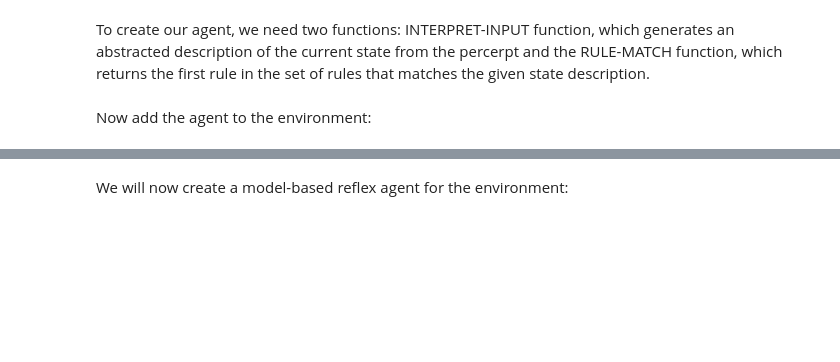
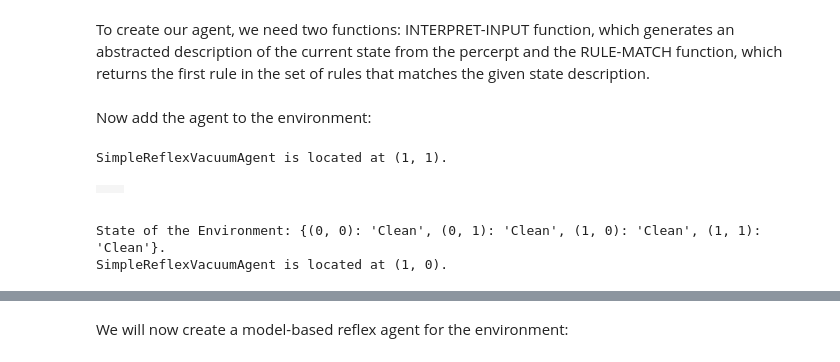
Before and after one commit to naterate/Lab1-AIMA-CS440, a Jupyter notebook: notebooks/vacuum_world.ipynb, the cells around one changed output, grey strips where cells are left out. Cells and saved outputs as stored; diff of their text form; code cells hidden in the pictures; blank space fills up the shorter version.

```diff
--- a/notebooks/vacuum_world.ipynb
+++ b/notebooks/vacuum_world.ipynb
@@ -54,7 +56,7 @@ class Vacuum2D(GraphicEnvironment):
         super().__init__(2, 2)
         self.colors.update({
             'Dirt': (139, 69, 19), # Brown color for dirt
-            'Random2DVacuumAgent': (0, 0, 255) # Blue color for agent
+            'VacuumAgent2D': (0, 0, 255) # Blue color for agent
         })
         self.locations = [(0, 0), (0, 1), (1, 0), (1, 1)]
         self.status = {
@@ -113,7 +115,7 @@ class Vacuum2D(GraphicEnvironment):
         return dead_agents or all_clean
 
 
-class Random2DVacuumAgent(Agent):
+class VacuumAgent2D(Agent):
     location = [0, 1]
     direction = Direction("down")
 
@@ -243,39 +306,47 @@ trivial_vacuum_env.delete_thing(table_driven_agent)
 # %% [markdown]
 To create our agent, we need two functions: INTERPRET-INPUT function, which generates an abstracted description of the current state from the percerpt and the RULE-MATCH function, which returns the first rule in the set of rules that matches the given state description.
 # %%
-
-loc_A = (0, 0)
-loc_B = (1, 0)
-
 """We change the simpleReflexAgentProgram so that it doesn't make use of the Rule class"""
 def SimpleReflexAgentProgram():
     """This agent takes action based solely on the percept. [Figure 2.10]"""
 
     def program(percept):
-        loc, status = percept
-        return ('Suck' if status == 'Dirty'
-                else'Right' if loc == loc_A
-                            else'Left')
+        #If there is dirt, suck, otherwise if there's a wall, turn right, otherwise move forward
+        for p in percept:
+            if isinstance(p, Dirt):
+                return 'Suck'
+        for p in percept:
+            if isinstance(p, Bump):
+                return 'TurnRight'
+        return 'MoveForward'
+
     return program
-
 
 # Create a simple reflex agent the two-state environment
 program = SimpleReflexAgentProgram()
-simple_reflex_agent = Agent(program)
+simple_reflex_agent = VacuumAgent2D(program)
 # %% [markdown]
 Now add the agent to the environment:
 # %%
-trivial_vacuum_env.add_thing(simple_reflex_agent)
+vacuum_env = Vacuum2D()
+vacuum_env.add_thing(simple_reflex_agent)
 
 print("SimpleReflexVacuumAgent is located at {}.".format(simple_reflex_agent.location))
+# %% [output]
+SimpleReflexVacuumAgent is located at (1, 1).
 # %%
 # Run the environment
-trivial_vacuum_env.step()
+vacuum_env.run()
 
 # Check the current state of the environment
-print("State of the Environment: {}.".format(trivial_vacuum_env.status))
+print("State of the Environment: {}.".format(vacuum_env.status))
 
 print("SimpleReflexVacuumAgent is located at {}.".format(simple_reflex_agent.location))
+# %% [output]
+|  |  |
+|  |  |
+State of the Environment: {(0, 0): 'Clean', (0, 1): 'Clean', (1, 0): 'Clean', (1, 1): 'Clean'}.
+SimpleReflexVacuumAgent is located at (1, 0).
 # %% [markdown]
 ## MODEL-BASED REFLEX AGENT PROGRAM
 
```
Also changed, not shown: parts of 18 cells of this notebook.
